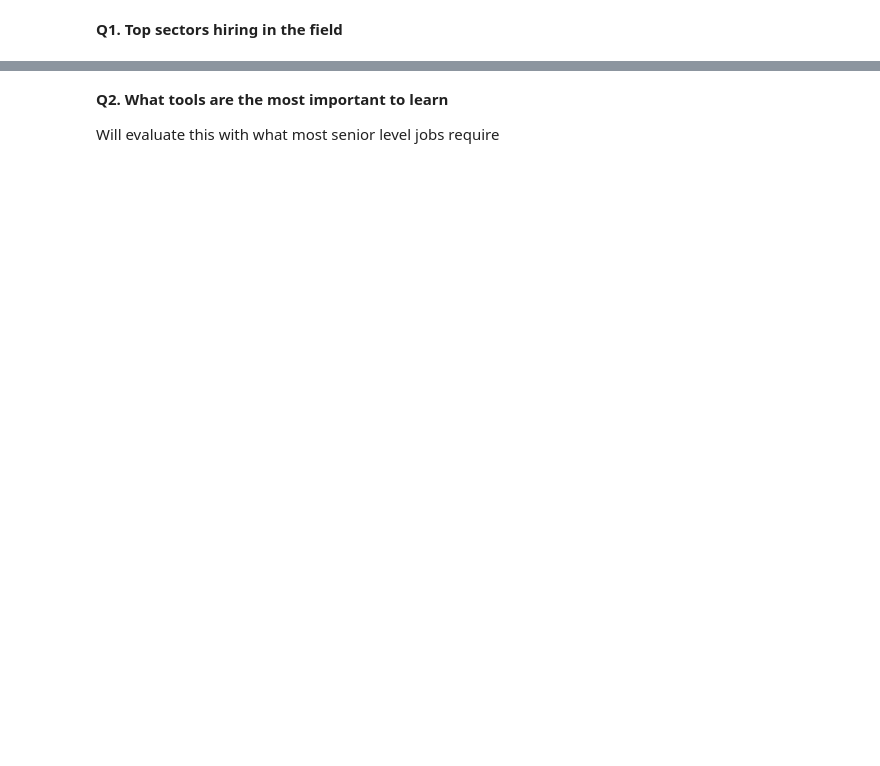
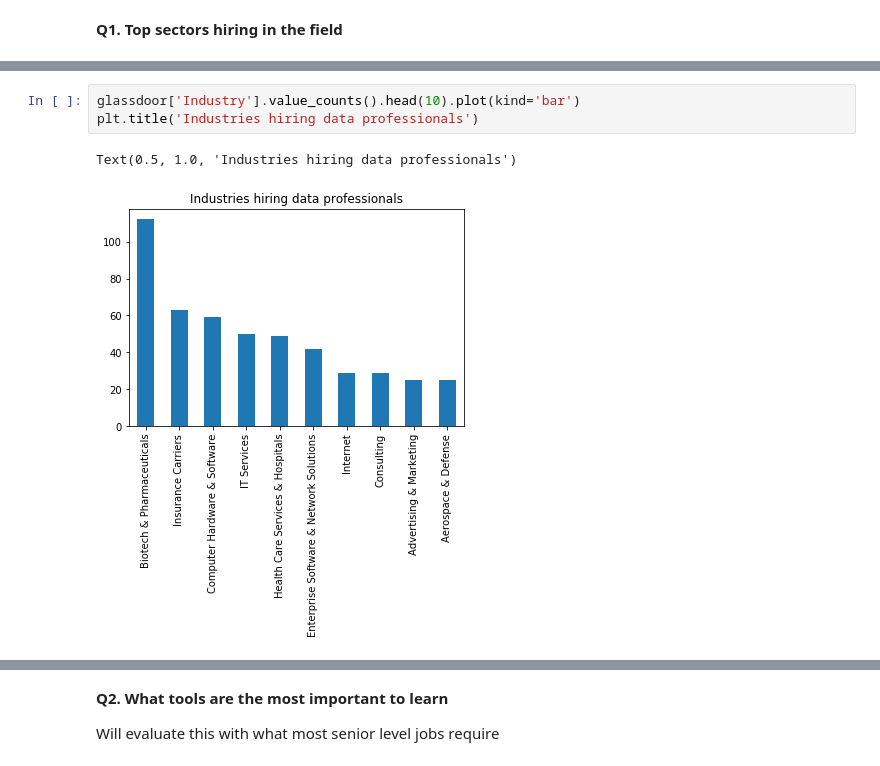
Before and after one commit to tarahaddadin/glassdoor, a Jupyter notebook: How to break into the field.ipynb, the cells around one changed output, grey strips where cells are left out. Cells and saved outputs as stored; diff of their text form; blank space fills up the shorter version.

```diff
--- a/How to break into the field.ipynb
+++ b/How to break into the field.ipynb
@@ -92,0 +94,6 @@ glassdoor['Sector'].value_counts().head(10).plot(kind='bar')
+# %%
+glassdoor['Industry'].value_counts().head(10).plot(kind='bar')
+plt.title('Industries hiring data professionals')
+# %% [output]
+Text(0.5, 1.0, 'Industries hiring data professionals')
+[figure, added]
```
Also changed, not shown: parts of 7 cells of this notebook.
